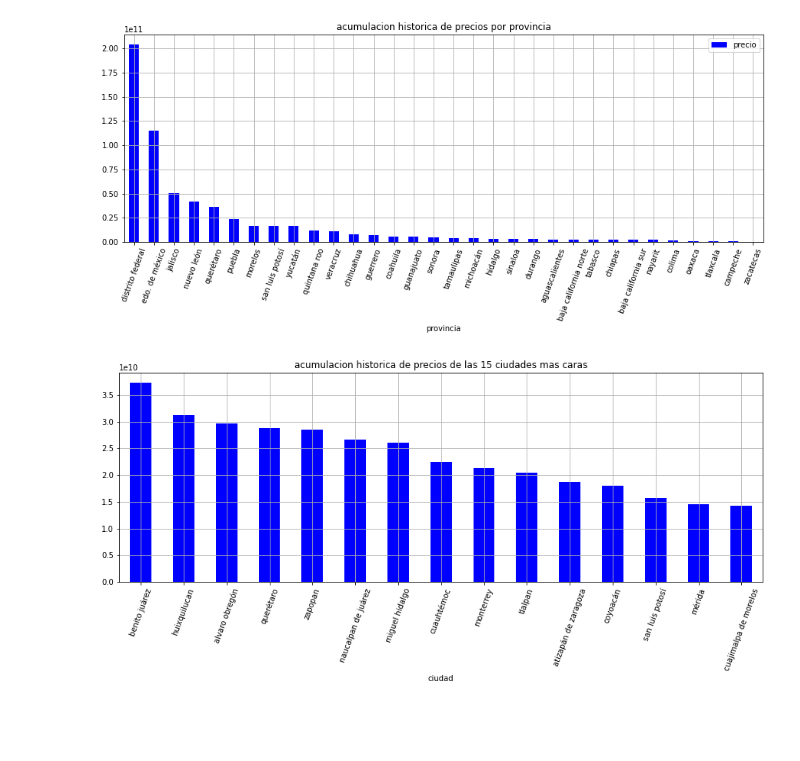
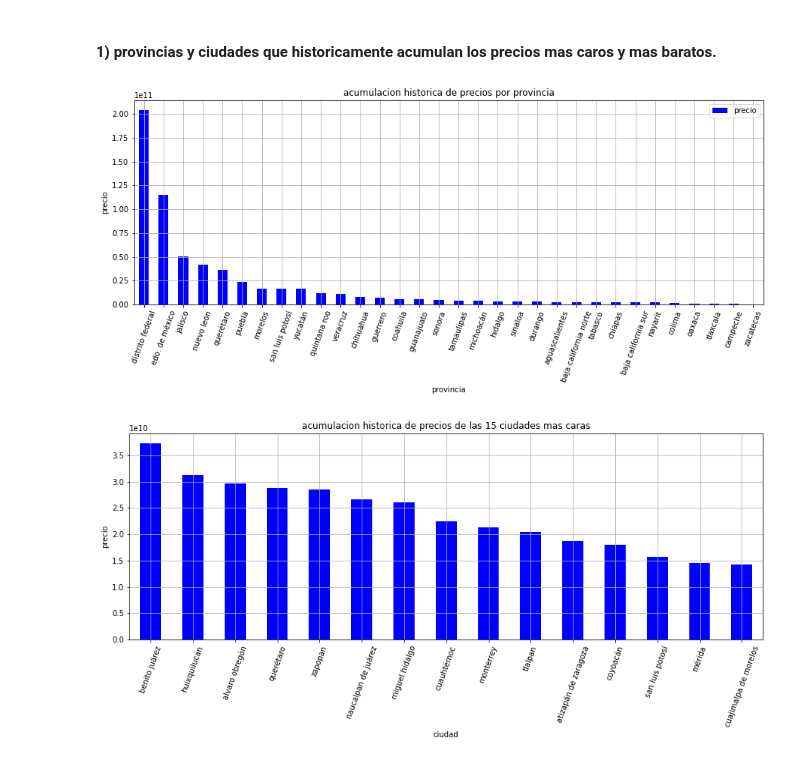
Before and after one commit to nbuzzano/7506-zonaprop, a Jupyter notebook: data-analysis/analisis-punto-1.ipynb, the cells around one changed output. Saved outputs shown, nothing was run; the diff lists cells and outputs as text; code cells hidden in the pictures; blank space fills up the shorter version.

```diff
--- a/data-analysis/analisis-punto-1.ipynb
+++ b/data-analysis/analisis-punto-1.ipynb
@@ -1,3 +1,5 @@
+# %% [markdown]
+#### 1) provincias y ciudades que historicamente acumulan los precios mas caros y mas baratos.
 # %%
 %matplotlib inline
 
@@ -21,9 +21,9 @@ pd.set_option('display.float_format', '{:.2f}'.format)
 df1 = pd.DataFrame(df.groupby(['provincia']).precio.sum().sort_values(ascending=False))
 # %%
 title="acumulacion historica de precios por provincia"
-df1.plot(kind='bar',figsize=(15, 5), rot=70, title=title, color='blue', grid=True);
+df1.plot(ylabel='precio', kind='bar',figsize=(15, 5), rot=70, title=title, color='blue', grid=True);
 # %% [output]
-[figure, old version]
+[figure, new version]
 # %%
 # Pensando en terminos monetarios solamente (y no cantidad de publicaciones) podemos observar en el grafico de arriba
 # cuales son las provincias que mas dinero pueden llegar a dejar en caso de concretarse las ventas.
@@ -35,9 +35,9 @@ n_largest = 15
 df1 = df.groupby(['ciudad']).precio.sum().nlargest(n_largest)
 # %%
 title = "acumulacion historica de precios de las " + "{:.0f}".format(n_largest) + " ciudades mas caras"
-df1.plot(kind='bar', figsize=(15, 5), rot=70, title=title, color='blue', grid=True);
+df1.plot(ylabel='precio', kind='bar', figsize=(15, 5), rot=70, title=title, color='blue', grid=True);
 # %% [output]
-[figure, old version]
+[figure, new version]
 # %%
 # Pensando en terminos monetarios solamente (y no cantidad de publicaciones) podemos observar en el grafico de arriba
 # cuales son las ciudades que mas dinero pueden llegar a dejar en caso de concretarse las ventas.
```
Also changed, not shown: parts of 2 cells of this notebook, 7 other files.
